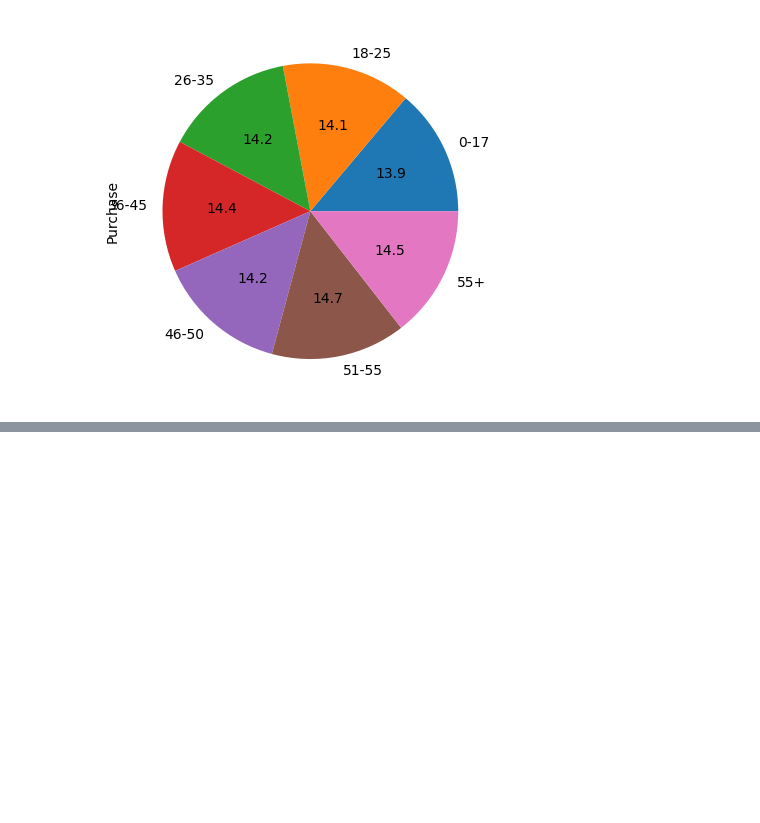
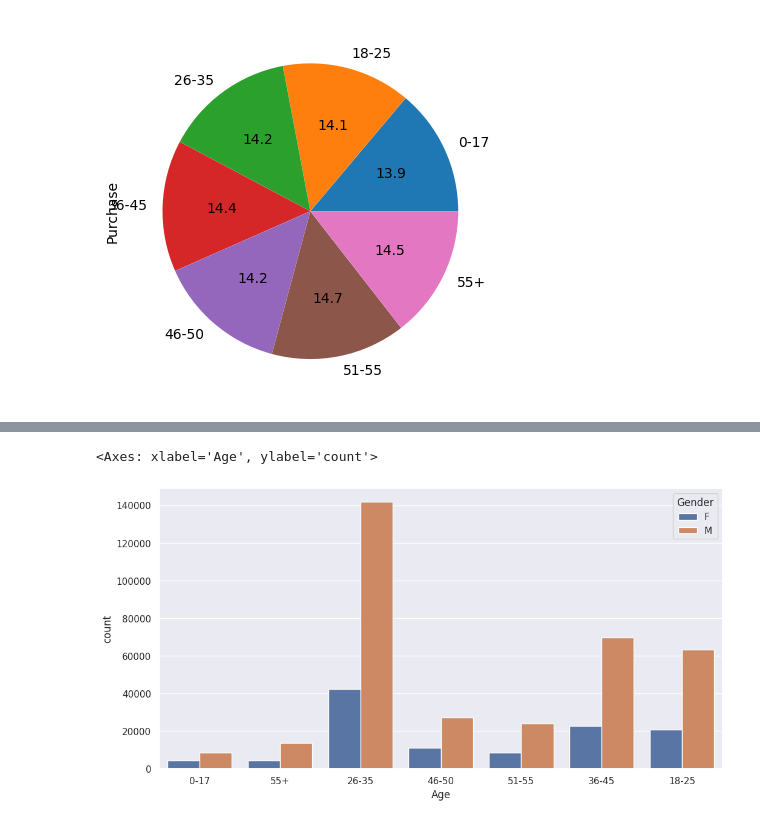
Before and after one commit to supriya0005/Internship-program, a Jupyter notebook: blackfriday.ipynb, the cells around one changed output, grey strips where cells are left out. Drawn from its saved outputs; the diff is of its cells as text; code cells hidden in the pictures; blank space fills up the shorter version.

```diff
--- a/blackfriday.ipynb
+++ b/blackfriday.ipynb
@@ -133,0 +139,6 @@ df.groupby('Age')['Purchase'].mean().plot(kind = 'pie', autopct = '%0.1f')
+# %%
+sns.set(rc = {'figure.figsize' : (12,6)})
+sns.countplot(x = "Age", hue = 'Gender', data = df)
+# %% [output]
+<Axes: xlabel='Age', ylabel='count'>
+[figure, added]
```
Also changed, not shown: parts of 19 cells of this notebook.
